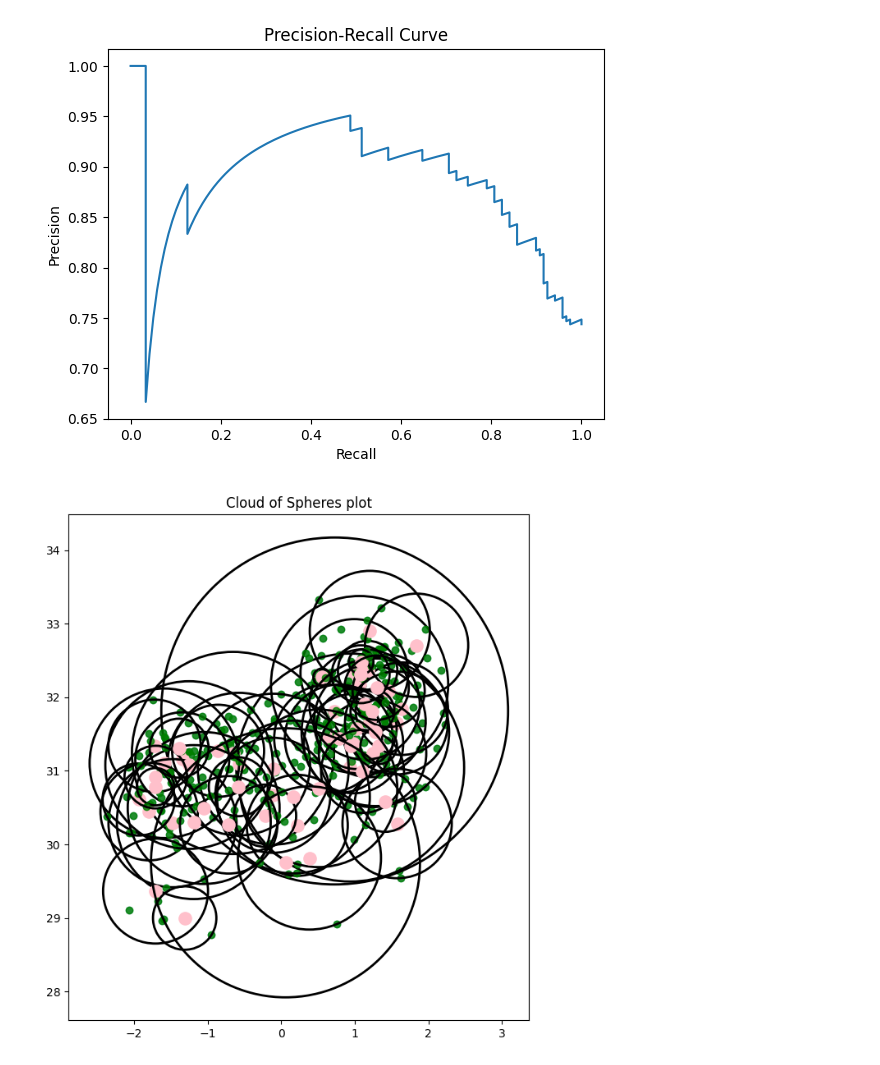
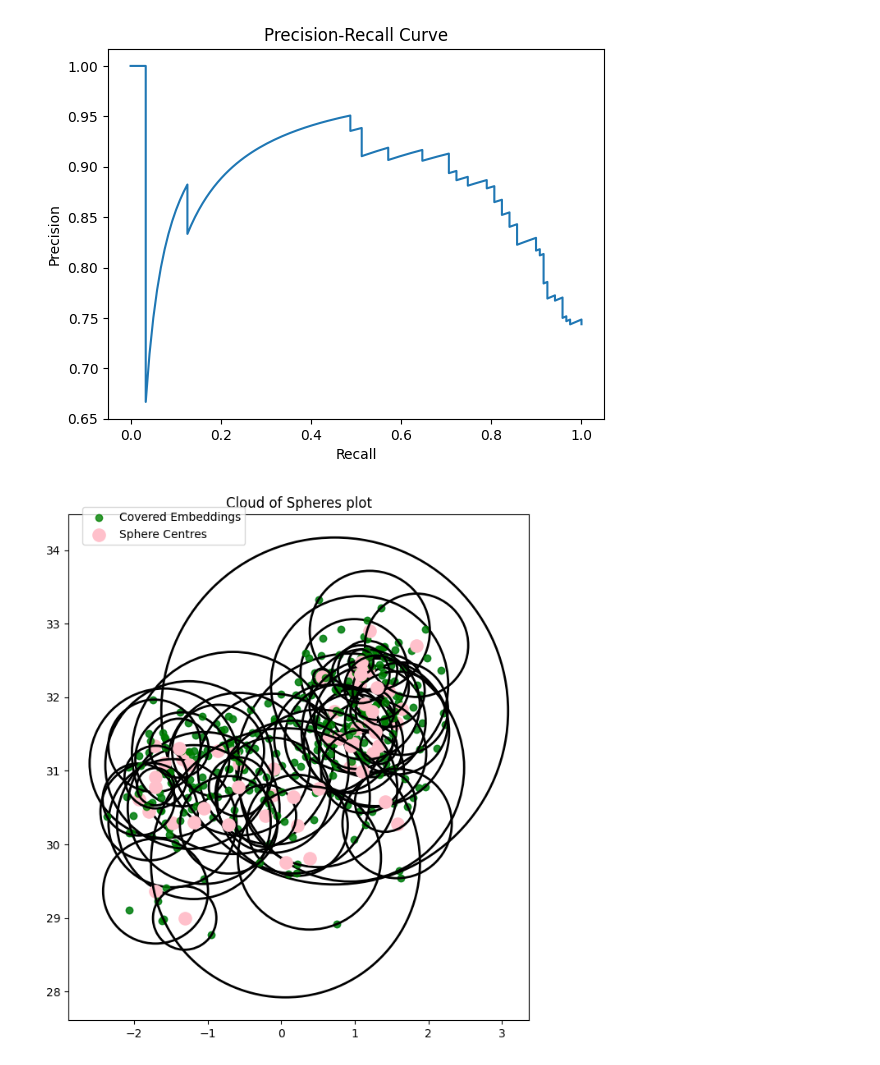
Before and after one commit to CiaranW005/UL-Summer-Bursary-2026, a Jupyter notebook: notebooks/algorithims/unsupervised_hypersphere_fit.ipynb, the cells around one changed output. Drawn from its saved outputs; the diff is of its cells as text; code cells hidden in the pictures.

```diff
--- a/notebooks/algorithims/unsupervised_hypersphere_fit.ipynb
+++ b/notebooks/algorithims/unsupervised_hypersphere_fit.ipynb
@@ -307,11 +320,11 @@ for i, growth in enumerate([1.00, 1.025, 1.05, 1.10]):
 
     radius_2d = np.linalg.norm(covered_2d - centroid_2d, axis=1).max()
 
-    ax.scatter(pca_cat[:, 0], pca_cat[:, 1], alpha=0.4)
-    ax.scatter(covered_2d[:, 0], covered_2d[:, 1], alpha=0.8, color="green")
-    ax.scatter(neighbours_2d[:, 0], neighbours_2d[:, 1], alpha=0.9, color="orange")
-    ax.scatter(center_2d[0], center_2d[1], marker="x", s=120, color="red")
-    ax.scatter(centroid_2d[0], centroid_2d[1], marker="o", s=120, color="pink")
+    ax.scatter(pca_cat[:, 0], pca_cat[:, 1], alpha=0.4, label="Uncovered Embeddings")
+    ax.scatter(covered_2d[:, 0], covered_2d[:, 1], alpha=0.8, color="green", label="New Covered Embeddings")
+    ax.scatter(neighbours_2d[:, 0], neighbours_2d[:, 1], alpha=0.9, color="orange", label="Old Covered Embeddings")
+    ax.scatter(center_2d[0], center_2d[1], marker="x", s=120, color="red", label="Old Centre")
+    ax.scatter(centroid_2d[0], centroid_2d[1], marker="o", s=120, color="pink", label="New Centre")
 
     circle = Circle(
         centroid_2d,
@@ -331,7 +344,17 @@ for i, growth in enumerate([1.00, 1.025, 1.05, 1.10]):
 
     print("Growth: ", growth)
 
-plt.savefig(f"{img_dir}/{category}.svg")
+handles, labels = axes[0].get_legend_handles_labels()
+
+fig.legend(
+    handles,
+    labels,
+    loc="center left",
+    bbox_to_anchor=(0.3725, -0.1)
+)
+
+plt.tight_layout()
+plt.savefig(f"{img_dir}/{category}.svg", bbox_inches="tight")
 plt.show()
 # %% [output]
 Cat length:  320
@@ -685,37 +708,49 @@ plt.show()
 # %% [output]
 [figure]
 # %%
+img_dir = IMAGE_DIR / "sphere_plot"
+os.makedirs(img_dir, exist_ok=True)
+
 fig, ax = plt.subplots(figsize=(18, 8))
 
 ax.scatter(pca_cat[:, 0], pca_cat[:, 1], alpha=0.4)
 
-for sphere in spheres:
+for i, sphere in enumerate(spheres):
     centroid = sphere["center"]
     covered_idx = sphere["covered_idx"]
 
     centroid_2d = pca.transform(centroid.reshape(1, -1))[0]
     covered_2d = pca_cat[covered_idx]
 
     radius_2d = np.linalg.norm(covered_2d - centroid_2d, axis=1).max()
 
-    ax.scatter(covered_2d[:, 0], covered_2d[:, 1], alpha=0.8, color="green")
-    ax.scatter(centroid_2d[0], centroid_2d[1], marker="o", s=120, color="pink")
+    ax.scatter(covered_2d[:, 0], covered_2d[:, 1], alpha=0.8, color="green", label="Covered Embeddings" if i == 0 else None)
+    ax.scatter(centroid_2d[0], centroid_2d[1], marker="o", s=120, color="pink", label="Sphere Centres" if i == 0 else None)
 
     circle = Circle(
         centroid_2d,
         radius_2d,
         fill=False,
         linewidth=2
     )
 
     ax.add_patch(circle)
 
 ax.set_title("Cloud of Spheres plot")
 ax.set_aspect("equal", adjustable="box")
 
+handles, labels = ax.get_legend_handles_labels()
+
+fig.legend(
+    handles,
+    labels,
+    bbox_to_anchor=(0.48, 0.88)
+)
+
+plt.savefig(f"{img_dir}/{category}.svg")
 plt.show()
 # %% [output]
-[figure, old version]
+[figure, new version]
 # %%
 def sphere_surface(center, radius, resolution=20):
     u = np.linspace(0, 2 * np.pi, resolution)
```
Also changed, not shown: parts of 6 cells of this notebook, 19 other files.
